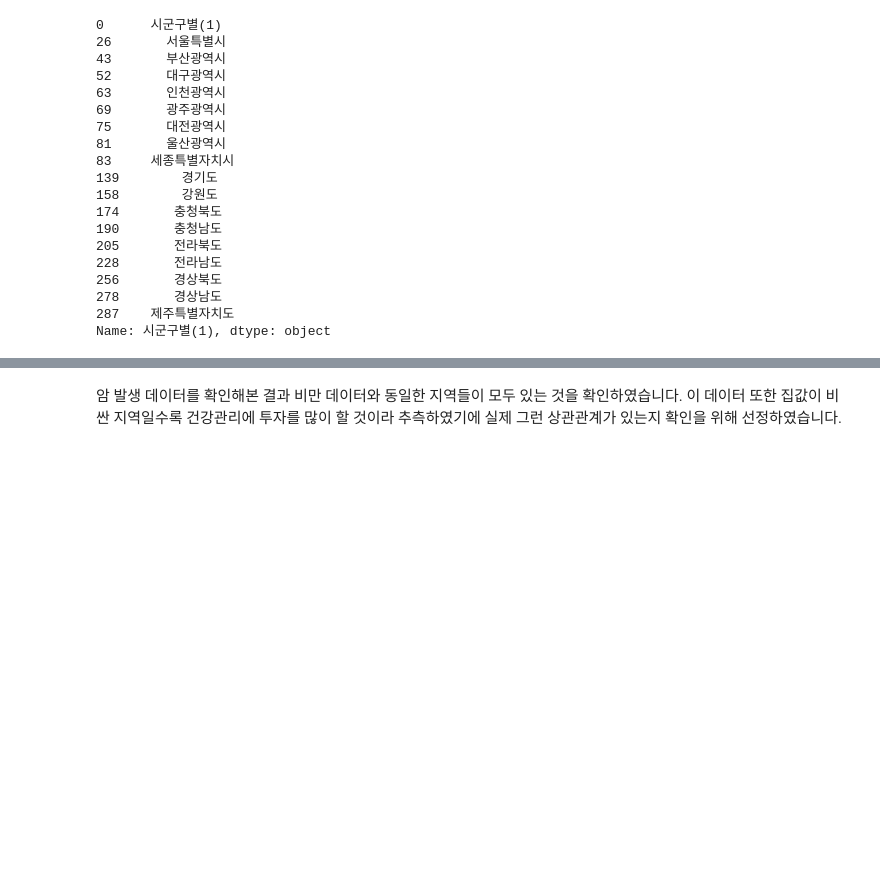
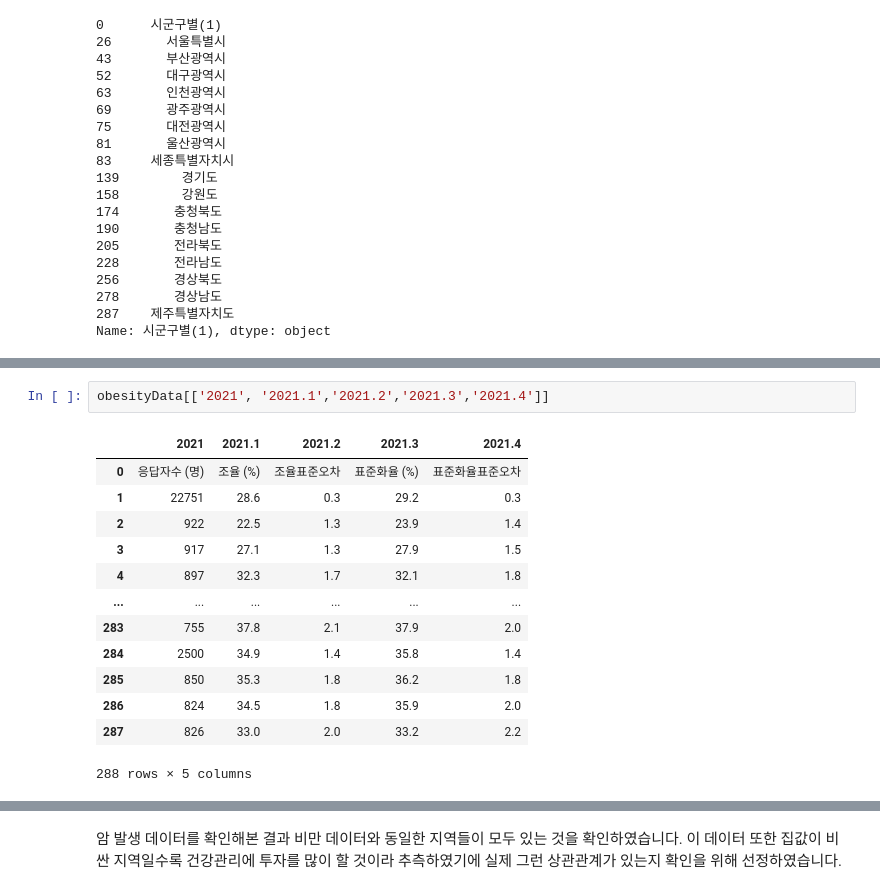
Before and after one commit to dongyoon9802/pythonAnalasys, a Jupyter notebook: pyhtonAnalysis.ipynb, the cells around one changed output, grey strips where cells are left out. Cells and saved outputs as stored; diff of their text form; blank space fills up the shorter version.

```diff
--- a/pyhtonAnalysis.ipynb
+++ b/pyhtonAnalysis.ipynb
@@ -210,0 +235,16 @@ Name: 시군구별(1), dtype: object
+# %%
+obesityData[['2021', '2021.1','2021.2','2021.3','2021.4']]
+# %% [output]
+|  | 2021 | 2021.1 | 2021.2 | 2021.3 | 2021.4 |
+| 0 | 응답자수 (명) | 조율 (%) | 조율표준오차 | 표준화율 (%) | 표준화율표준오차 |
+| 1 | 22751 | 28.6 | 0.3 | 29.2 | 0.3 |
+| 2 | 922 | 22.5 | 1.3 | 23.9 | 1.4 |
+| 3 | 917 | 27.1 | 1.3 | 27.9 | 1.5 |
+| 4 | 897 | 32.3 | 1.7 | 32.1 | 1.8 |
+| ... | ... | ... | ... | ... | ... |
+| 283 | 755 | 37.8 | 2.1 | 37.9 | 2.0 |
+| 284 | 2500 | 34.9 | 1.4 | 35.8 | 1.4 |
+| 285 | 850 | 35.3 | 1.8 | 36.2 | 1.8 |
+| 286 | 824 | 34.5 | 1.8 | 35.9 | 2.0 |
+| 287 | 826 | 33.0 | 2.0 | 33.2 | 2.2 |
+288 rows × 5 columns
```
Also changed, not shown: parts of 8 cells of this notebook.
